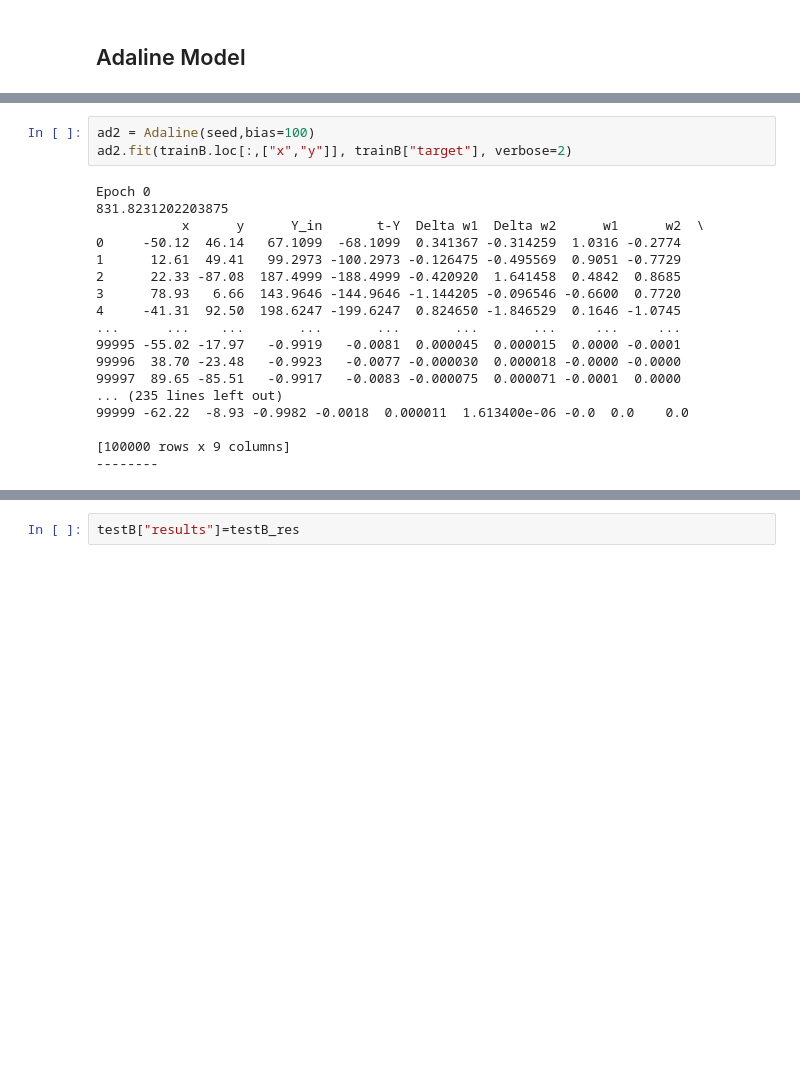
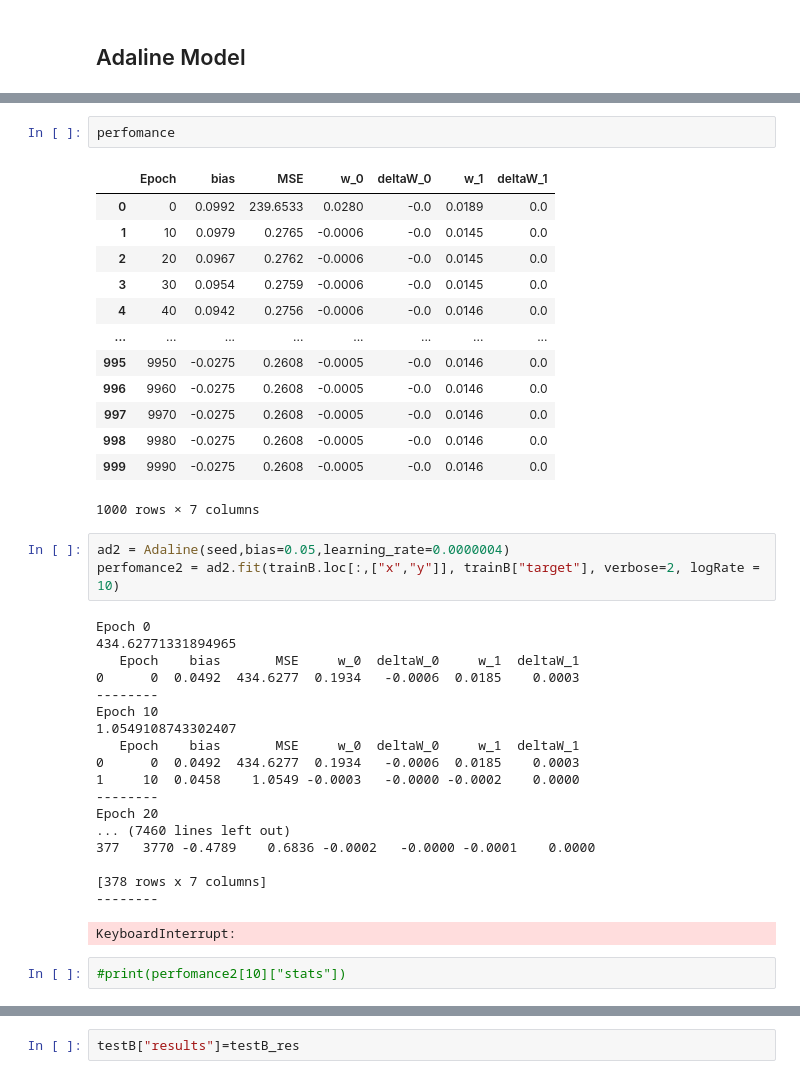
Before and after one commit to zivm20/NN-Spring-Project-1, a Jupyter notebook: Main_program .ipynb, the cells around one changed output, grey strips where cells are left out. Saved outputs shown, nothing was run; the diff lists cells and outputs as text; blank space fills up the shorter version.

```diff
--- a/Main_program .ipynb
+++ b/Main_program .ipynb
@@ -200,24 +218,43 @@ accuracy_score(testA["target"],testA_res)
+# %%
+perfomance
+# %% [output]
+|  | Epoch | bias | MSE | w_0 | deltaW_0 | w_1 | deltaW_1 |
+| 0 | 0 | 0.0992 | 239.6533 | 0.0280 | -0.0 | 0.0189 | 0.0 |
+| 1 | 10 | 0.0979 | 0.2765 | -0.0006 | -0.0 | 0.0145 | 0.0 |
+| 2 | 20 | 0.0967 | 0.2762 | -0.0006 | -0.0 | 0.0145 | 0.0 |
+| 3 | 30 | 0.0954 | 0.2759 | -0.0006 | -0.0 | 0.0145 | 0.0 |
+| 4 | 40 | 0.0942 | 0.2756 | -0.0006 | -0.0 | 0.0146 | 0.0 |
+| ... | ... | ... | ... | ... | ... | ... | ... |
+| 995 | 9950 | -0.0275 | 0.2608 | -0.0005 | -0.0 | 0.0146 | 0.0 |
+| 996 | 9960 | -0.0275 | 0.2608 | -0.0005 | -0.0 | 0.0146 | 0.0 |
+| 997 | 9970 | -0.0275 | 0.2608 | -0.0005 | -0.0 | 0.0146 | 0.0 |
+| 998 | 9980 | -0.0275 | 0.2608 | -0.0005 | -0.0 | 0.0146 | 0.0 |
+| 999 | 9990 | -0.0275 | 0.2608 | -0.0005 | -0.0 | 0.0146 | 0.0 |
+1000 rows × 7 columns
 # %%
-ad2 = Adaline(seed,bias=100)
-ad2.fit(trainB.loc[:,["x","y"]], trainB["target"], verbose=2)
+ad2 = Adaline(seed,bias=0.05,learning_rate=0.0000004)
+perfomance2 = ad2.fit(trainB.loc[:,["x","y"]], trainB["target"], verbose=2, logRate = 10)
 # %% [output]
 Epoch 0
-831.8231202203875
-           x      y      Y_in       t-Y  Delta w1  Delta w2      w1      w2  \
-0     -50.12  46.14   67.1099  -68.1099  0.341367 -0.314259  1.0316 -0.2774
-1      12.61  49.41   99.2973 -100.2973 -0.126475 -0.495569  0.9051 -0.7729
-2      22.33 -87.08  187.4999 -188.4999 -0.420920  1.641458  0.4842  0.8685
-3      78.93   6.66  143.9646 -144.9646 -1.144205 -0.096546 -0.6600  0.7720
-4     -41.31  92.50  198.6247 -199.6247  0.824650 -1.846529  0.1646 -1.0745
-...      ...    ...       ...       ...       ...       ...     ...     ...
-99995 -55.02 -17.97   -0.9919   -0.0081  0.000045  0.000015  0.0000 -0.0001
-99996  38.70 -23.48   -0.9923   -0.0077 -0.000030  0.000018 -0.0000 -0.0000
-99997  89.65 -85.51   -0.9917   -0.0083 -0.000075  0.000071 -0.0001  0.0000
-... (235 lines left out)
-99999 -62.22  -8.93 -0.9982 -0.0018  0.000011  1.613400e-06 -0.0  0.0    0.0
+434.62771331894965
+   Epoch    bias       MSE     w_0  deltaW_0     w_1  deltaW_1
+0      0  0.0492  434.6277  0.1934   -0.0006  0.0185    0.0003
+--------
+Epoch 10
+1.0549108743302407
+   Epoch    bias       MSE     w_0  deltaW_0     w_1  deltaW_1
+0      0  0.0492  434.6277  0.1934   -0.0006  0.0185    0.0003
+1     10  0.0458    1.0549 -0.0003   -0.0000 -0.0002    0.0000
+--------
+Epoch 20
+... (7460 lines left out)
+377   3770 -0.4789    0.6836 -0.0002   -0.0000 -0.0001    0.0000
 
-[100000 rows x 9 columns]
+[378 rows x 7 columns]
 --------
+KeyboardInterrupt:
+# %%
+#print(perfomance2[10]["stats"])
 # %%
 testB_res = ad2.predict(testB.loc[:,["x","y"]])
 testB_res
```
Also changed, not shown: parts of 16 cells of this notebook.
